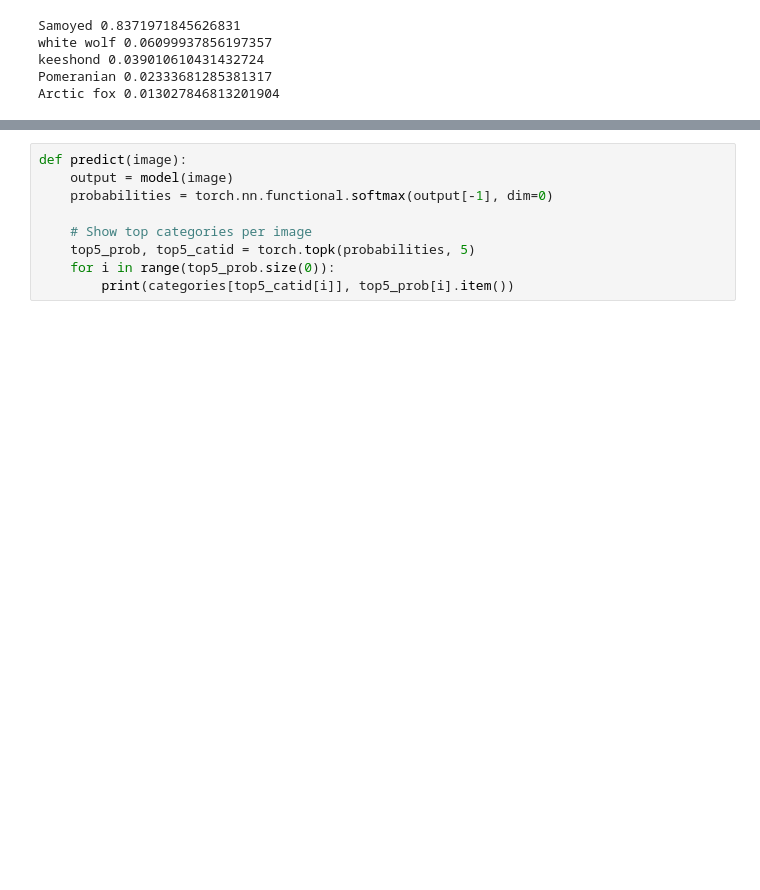
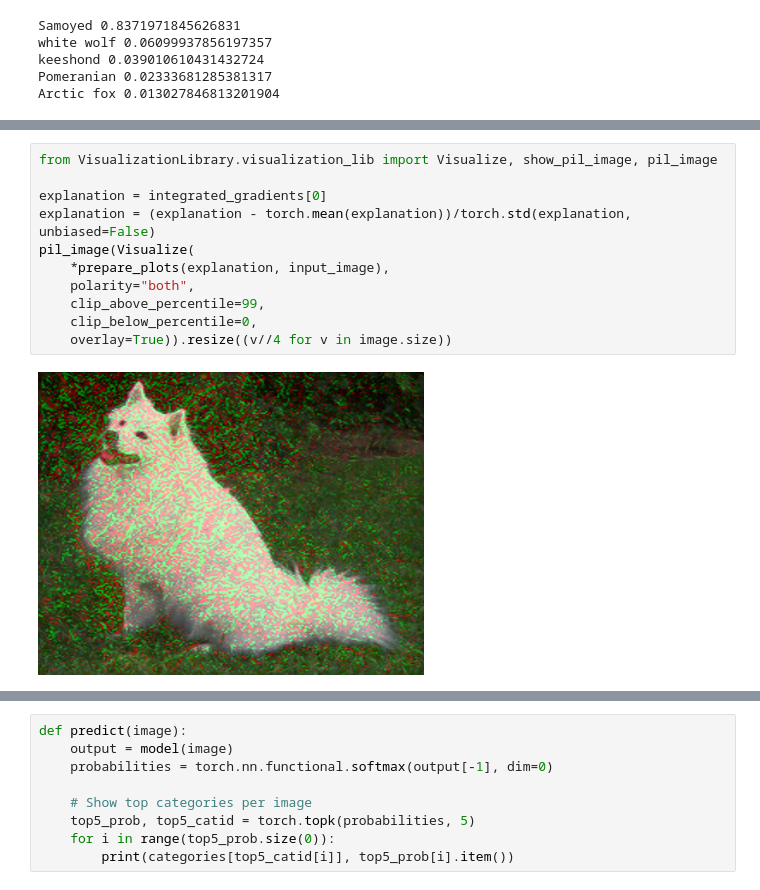
Before and after one commit to wenth1021/feature-importance-cv, a Jupyter notebook: integrated_gradients.ipynb, the cells around one changed output, grey strips where cells are left out. Saved outputs shown, nothing was run; the diff lists cells and outputs as text; blank space fills up the shorter version.

```diff
--- a/integrated_gradients.ipynb
+++ b/integrated_gradients.ipynb
@@ -165,5 +167,18 @@ pil_image(Visualize(
     overlay=True)).resize((v//4 for v in image.size))
 # %% [output]
 [figure]
+# %%
+from VisualizationLibrary.visualization_lib import Visualize, show_pil_image, pil_image
+
+explanation = integrated_gradients[0]
+explanation = (explanation - torch.mean(explanation))/torch.std(explanation, unbiased=False)
+pil_image(Visualize(
+    *prepare_plots(explanation, input_image),
+    polarity="both",
+    clip_above_percentile=99,
+    clip_below_percentile=0,
+    overlay=True)).resize((v//4 for v in image.size))
+# %% [output]
+[figure, added]
 # %%
 explanation = integrated_gradients[0]
```
Also changed, not shown: parts of 4 cells of this notebook.
